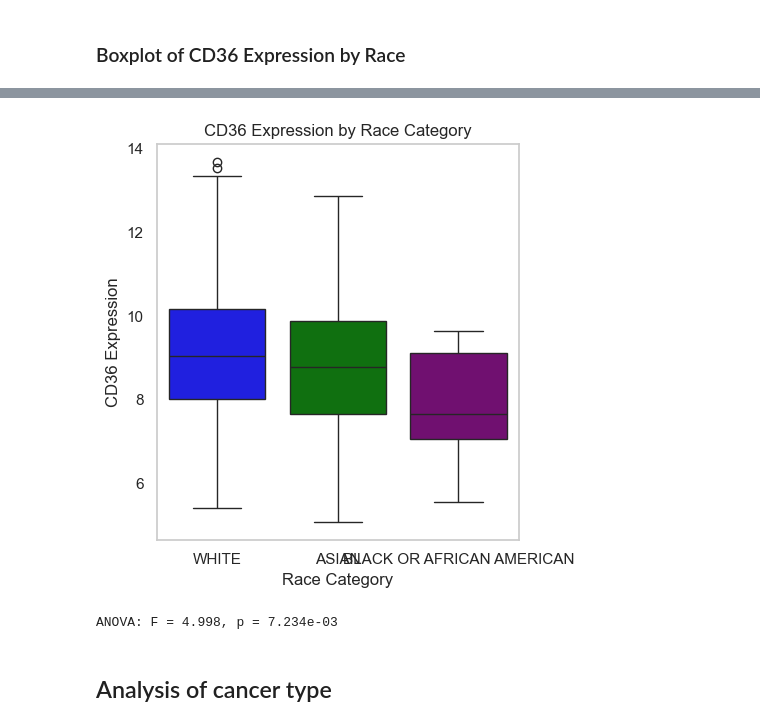
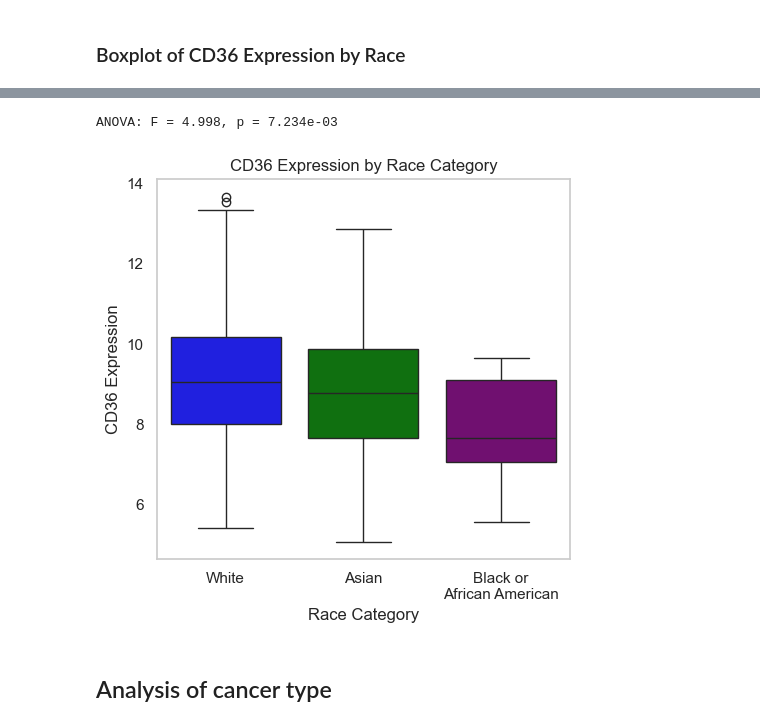
Before and after one commit to atanugiri/gastric-cancer, a Jupyter notebook: 01_Data_Analysis.ipynb, the cells around one changed output, grey strips where cells are left out. Saved outputs shown, nothing was run; the diff lists cells and outputs as text; code cells hidden in the pictures.

```diff
--- a/01_Data_Analysis.ipynb
+++ b/01_Data_Analysis.ipynb
@@ -175,0 +127,14 @@ CD36 variance: 2.3162, Rank: 3870 out of 8863
+# %%
+import importlib
+import merge_expression_and_clinical
+importlib.reload(merge_expression_and_clinical)
+from merge_expression_and_clinical import merge_expression_and_clinical
+
+merged_df, aligned_expression_df = merge_expression_and_clinical(expression_df, clinical_df, "CD36")
+assert list(aligned_expression_df.columns) == list(merged_df["Sample ID"])
+
+print(f"merged_df shape: {merged_df.shape}\n")
+# print(f"merged_df head:\n {merged_df.head(2)}")
+
+# Excel Export
+merged_df.to_excel("CD36_merged_data.xlsx", index=False)
@@ -177,15 +144,6 @@ CD36 variance: 2.3162, Rank: 3870 out of 8863
 ## Survival status analysis
 # %% [markdown]
 ### CD36 expression by survival status
-# %%
-# Extract CD36 expression and align with clinical_df
-cd36_expr = expression_df.loc["CD36"]
-merged_df = clinical_df.copy()
-merged_df.set_index("Sample ID", inplace=True)
-merged_df["CD36 Expression"] = cd36_expr
-
-# Excel Export
-merged_df.reset_index().to_excel("CD36_merged_data.xlsx", index=False)
 # %%
 from plot_grouped_expression import plot_grouped_expression
 
@@ -372,19 +357,25 @@ ANOVA: F = 4.998, p = 7.234e-03
 # %%
-plot_grouped_expression(
+fig, ax = plot_grouped_expression(
     df=filtered_race_df,
     y_col="CD36 Expression",
     group_col="Race Category",
     palette={
         "WHITE": "blue",
         "ASIAN": "green",
         "BLACK OR AFRICAN AMERICAN": "purple"
     },
     order=["WHITE", "ASIAN", "BLACK OR AFRICAN AMERICAN"],
-    plot_type="box",
+    plot_type="box"
 )
+
+# Customize plot
+ax.set_xticks(range(3))
+ax.set_xticklabels(["White", "Asian", "Black or\nAfrican American"])
+fig.tight_layout()
+plt.show()
 # %% [output]
+ANOVA: F = 4.998, p = 7.234e-03
-[figure, old version]
+[figure, new version]
-ANOVA: F = 4.998, p = 7.234e-03
 # %% [markdown]
 ## Analysis of cancer type
 # %%
```
Also changed, not shown: parts of 40 cells of this notebook.
